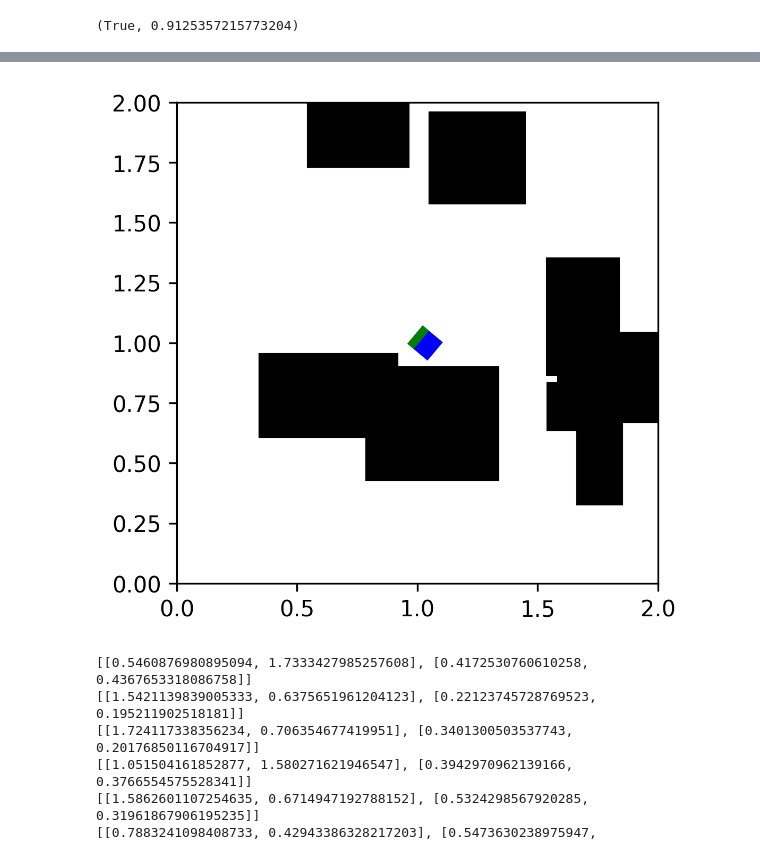
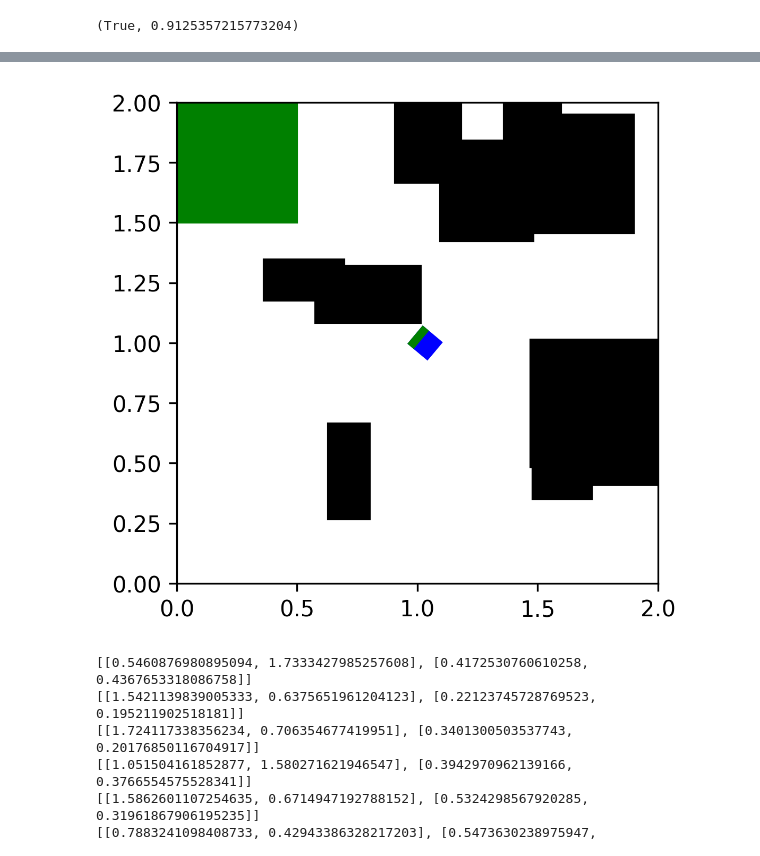
Before and after one commit to samer1248/ECE209AS-Lab2, a Jupyter notebook: project2.ipynb, the cells around one changed output, grey strips where cells are left out. Cells and saved outputs as stored; diff of their text form; code cells hidden in the pictures.

```diff
--- a/project2.ipynb
+++ b/project2.ipynb
@@ -12,7 +12,7 @@ wheel_sep = 0.09
 tail_dist = 0.075
 robot_height = tail_dist  + wheel_radius
 # %%
-def show_world(obstacles = [[[0.5,0.5],[0.1,0.5]], [[0.8,0.5],[0.01,0.03]]],oneway = None,dimensions = [2,2]):
+def show_world(obstacles = [[[0.5,0.5],[0.1,0.5]], [[0.8,0.5],[0.01,0.03]]],oneway = None, target = None,dimensions = [2,2]):
     plt.rcParams['figure.dpi'] = 300
     fig = plt.figure()
     ax=fig.add_subplot(111)
@@ -24,6 +24,9 @@ def show_world(obstacles = [[[0.5,0.5],[0.1,0.5]], [[0.8,0.5],[0.01,0.03]]],onew
     if oneway is not None:
         for ow in oneway:
             ax.add_patch(patches.Rectangle((ow[0][0],ow[0][1]),ow[1][0],ow[1][1],color='y'))
+    if target is not None:
+
+        ax.add_patch(patches.Rectangle((target[0][0],target[0][1]),target[1][0],target[1][1],color='g'))
 
     plt.axis([0,dimensions[0],0,dimensions[1]])
 #         plt.axis('equal')
@@ -407,20 +403,21 @@ check_path_for_collisions ([0,0],[np.pi/2,10,0], [ [[-1,1],[1,1]], [[-1,5],[1,1]
 # %%
 n_obstacles = 10
 world_size = 2
-np.random.seed(59711)
+np.random.seed(563121)
 obstacle_positions = np.random.uniform(0.2,world_size-0.2,[n_obstacles,2]).tolist()
 obstacle_dims = np.random.uniform(0.15,0.6,[n_obstacles,2]).tolist()
 
 obstacles_list = []
 for i in range(n_obstacles):
     obstacles_list.append([obstacle_positions[i],obstacle_dims[i]])
 
 # obstacles_list= [[[0.5,0.5],[1,1]]]
 
-ax = show_world(obstacles_list,dimensions=[world_size,world_size])
+target = [[0,1.5],[0.5,0.5]]
+ax = show_world(obstacles_list,target = target,dimensions=[world_size,world_size])
 plot_robot([1,1,np.pi/2],ax)
 # %% [output]
-[figure, old version]
+[figure, new version]
 # %%
 for ob in obstacles_list:
     print(ob)
```
Also changed, not shown: parts of 6 cells of this notebook, 2 other files.
